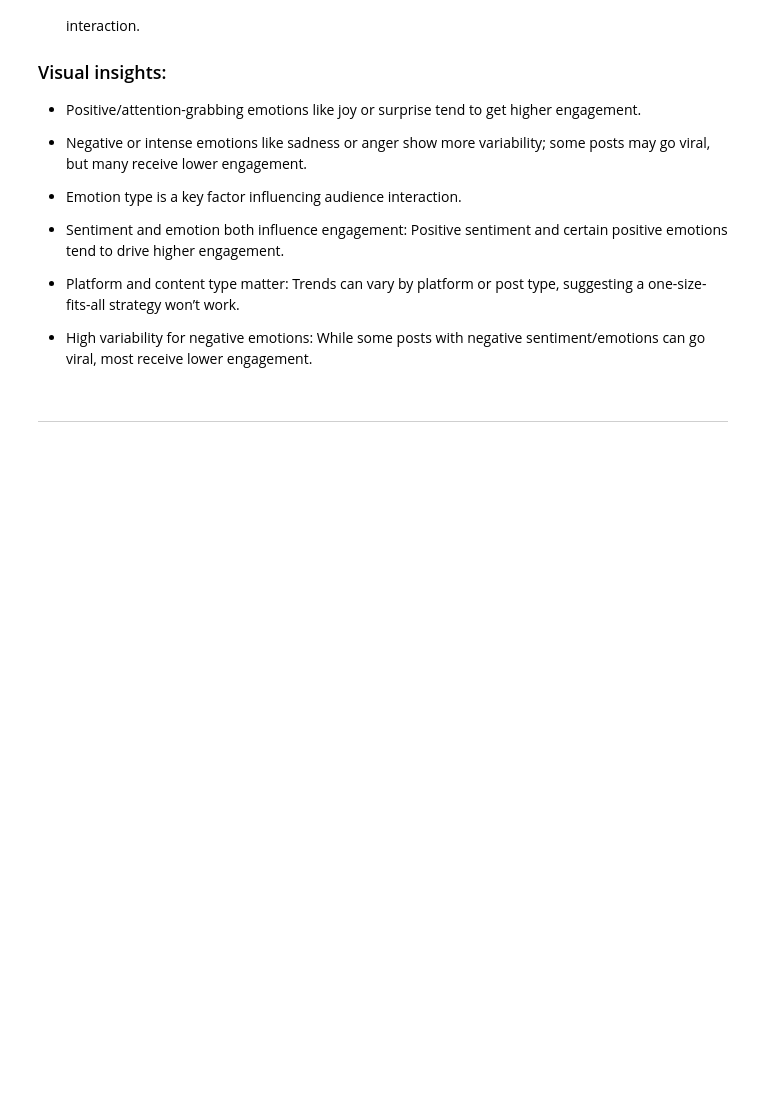
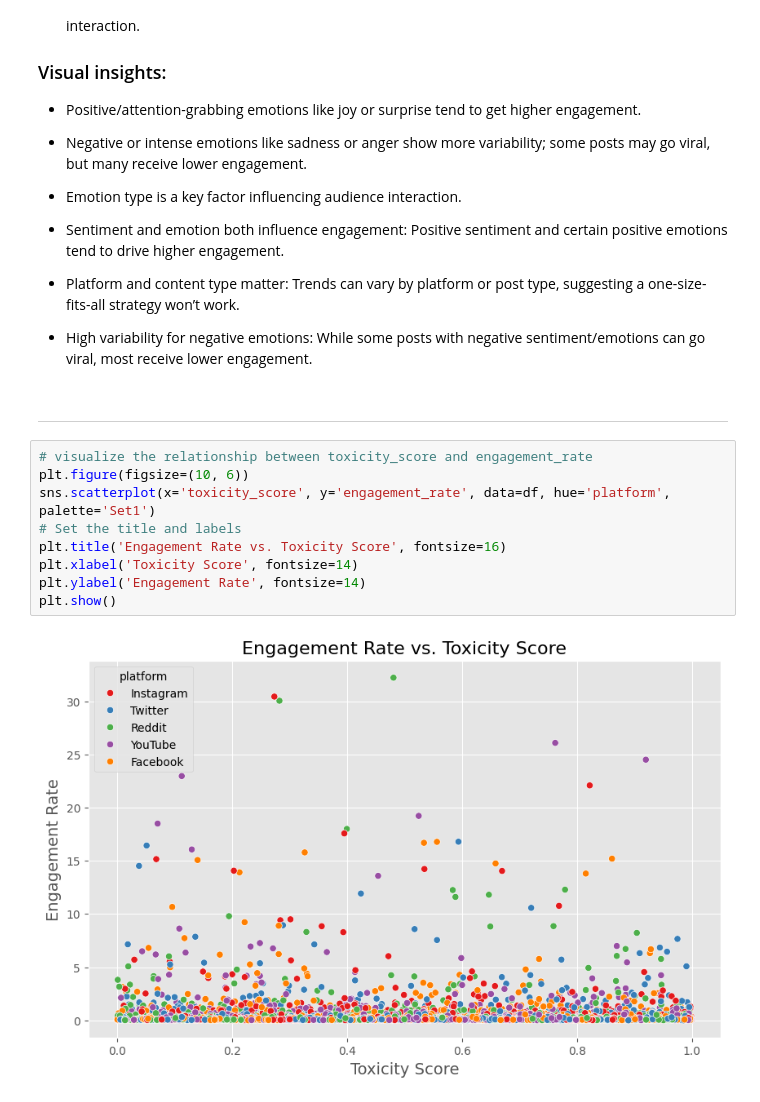
Before and after one commit to misbahkhattak718-pixel/Mentorship-Program--Devsil, a Jupyter notebook: Weekly Mini Projects/Week 9/ADVANCED SOCIAL MEDIA _ENGAGEMENT_PREDICTION.ipynb, the cells around one changed output. Saved outputs shown, nothing was run; the diff lists cells and outputs as text; blank space fills up the shorter version.

```diff
--- a/Weekly Mini Projects/Week 9/ADVANCED SOCIAL MEDIA _ENGAGEMENT_PREDICTION.ipynb
+++ b/Weekly Mini Projects/Week 9/ADVANCED SOCIAL MEDIA _ENGAGEMENT_PREDICTION.ipynb
@@ -1040,3 +1040,14 @@ plt.show()
 - High variability for negative emotions: While some posts with negative sentiment/emotions can go viral, most receive lower engagement.
 # %% [markdown]
 ---
+# %%
+# visualize the relationship between toxicity_score and engagement_rate
+plt.figure(figsize=(10, 6))
+sns.scatterplot(x='toxicity_score', y='engagement_rate', data=df, hue='platform', palette='Set1')
+# Set the title and labels
+plt.title('Engagement Rate vs. Toxicity Score', fontsize=16)
+plt.xlabel('Toxicity Score', fontsize=14)
+plt.ylabel('Engagement Rate', fontsize=14)
+plt.show()
+# %% [output]
+[figure, added]
```
Also changed, not shown: parts of 9 cells of this notebook, 3 other files.
